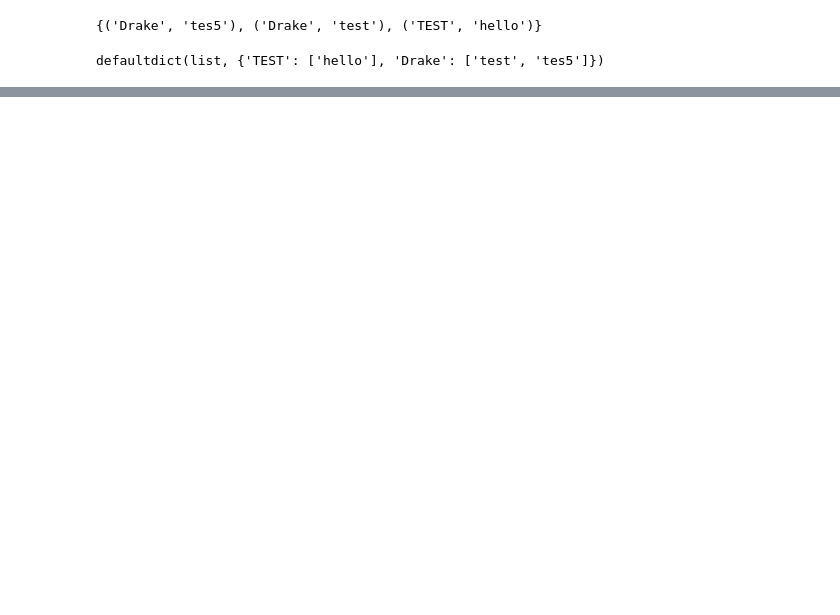
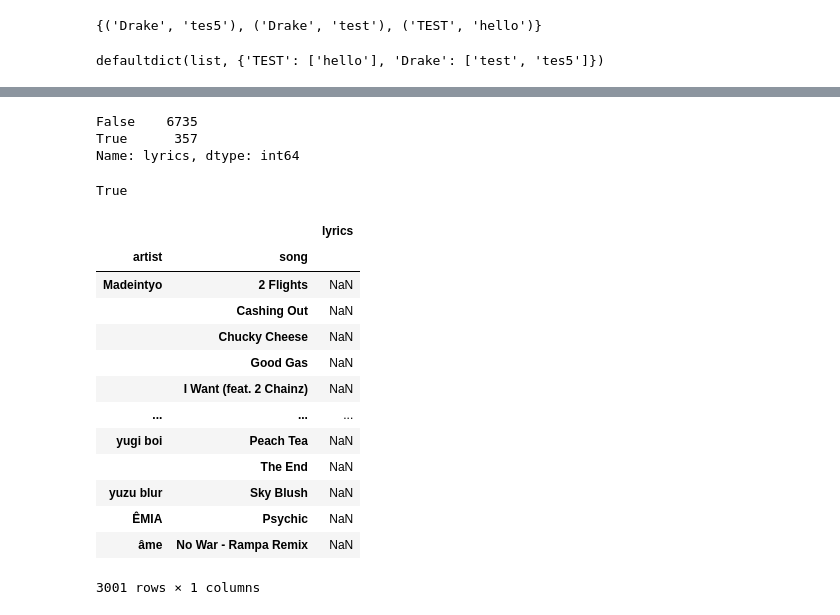
Before and after one commit to LeChase/spotify_hist, a Jupyter notebook: testing.ipynb, the cells around one changed output, grey strips where cells are left out. Saved outputs shown, nothing was run; the diff lists cells and outputs as text; code cells hidden in the pictures; blank space fills up the shorter version.

```diff
--- a/testing.ipynb
+++ b/testing.ipynb
@@ -313,0 +400,3 @@ def unflatten_dict(list_tups):
+# %%
+d_flat = uniques.Unique.flatten_dict(d)
+d_spot_flat = uniques.Unique.flatten_dict(d_spot)
@@ -313,0 +405,2 @@ def unflatten_dict(list_tups):
+# %%
+df_lyrics = pd.DataFrame(d_flat, columns = ['artist', 'song', 'lyrics'])
@@ -313,0 +462,36 @@ def unflatten_dict(list_tups):
+# %%
+# groupby artist and song
+df_lyrics = df_lyrics.groupby(['artist', 'song']).max()
+# %%
+df_lyrics.lyrics.str.contains('NOT FOUND').value_counts()
+# %% [output]
+False    6735
+True      357
+Name: lyrics, dtype: int64
+# %%
+# separate the data into 3 dataframes: filled with info, unable to be filled, and those yet to be checked
+df_lyrics_filled = df_lyrics[~(df_lyrics.lyrics.str.contains('NOT FOUND') | (df_lyrics.lyrics == ''))]
+df_lyrics_unable = df_lyrics[df_lyrics.lyrics.str.contains('NOT FOUND')].replace('NOT FOUND - AttributeError', np.nan)
+df_lyrics_yet = df_lyrics[df_lyrics.lyrics == ''].replace('', np.nan)
+# %%
+# confirm conservation of rows
+len(df_lyrics) == len(df_lyrics_filled) + len(df_lyrics_unable) + len(df_lyrics_yet)
+# %% [output]
+True
+# %%
+df_lyrics_yet
+# %% [output]
+|  |  | lyrics |
+| artist | song |  |
+| Madeintyo | 2 Flights | NaN |
+|  | Cashing Out | NaN |
+|  | Chucky Cheese | NaN |
+|  | Good Gas | NaN |
+|  | I Want (feat. 2 Chainz) | NaN |
+| ... | ... | ... |
+| yugi boi | Peach Tea | NaN |
+|  | The End | NaN |
+| yuzu blur | Sky Blush | NaN |
+| ÊMIA | Psychic | NaN |
+| âme | No War - Rampa Remix | NaN |
+3001 rows × 1 columns
```
Also changed, not shown: parts of 64 cells of this notebook, 7 other files.
